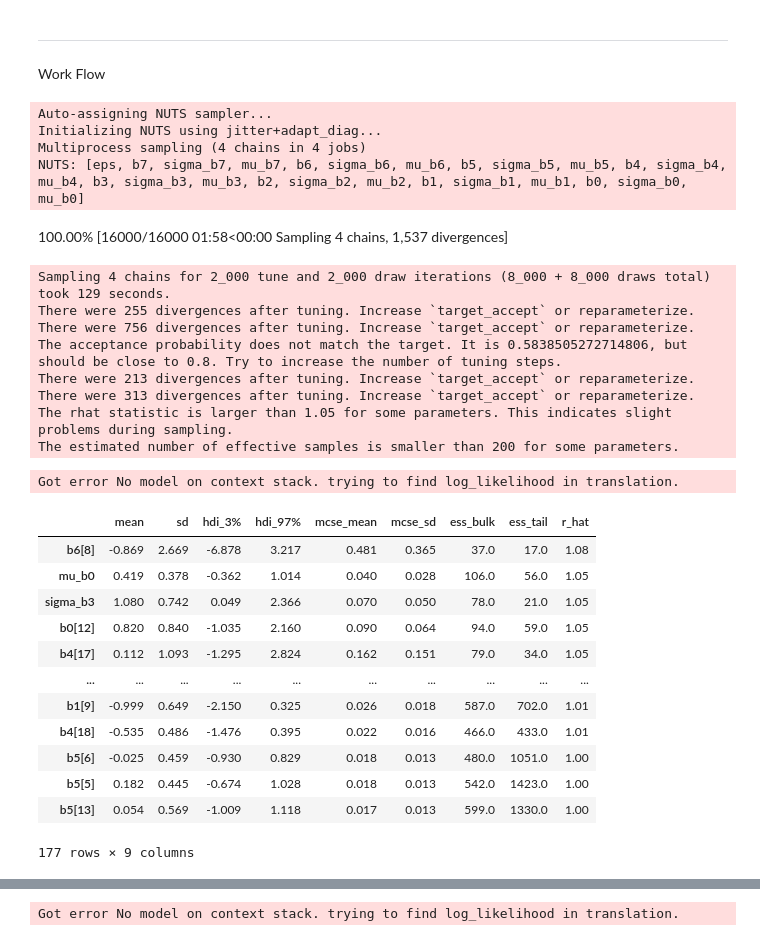
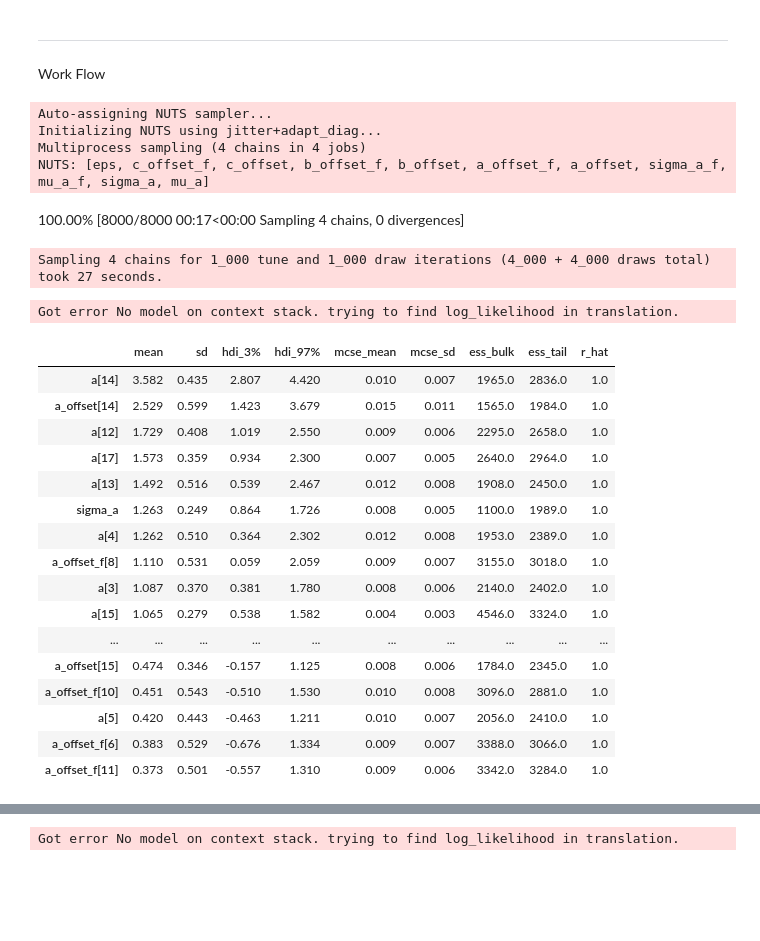
Before and after one commit to hyunsukr/DS6040-Bayesian-Machine-Learning, a Jupyter notebook: Homework/HW4/hw4.ipynb, the cells around one changed output, grey strips where cells are left out. Saved outputs shown, nothing was run; the diff lists cells and outputs as text; code cells hidden in the pictures; blank space fills up the shorter version.

```diff
--- a/Homework/HW4/hw4.ipynb
+++ b/Homework/HW4/hw4.ipynb
@@ -150,38 +104,35 @@ with pm.Model() as hierarchical_model_centered:
                            observed=sales.sales)
 # %%
 with hierarchical_model_centered:
-    hierarchical_trace = pm.sample(2000, n_init=50000, tune=2000)
+    hierarchical_trace = pm.sample(1000, n_init=50000, tune=1000, target_accept = 0.9)
 # %% [output]
 Auto-assigning NUTS sampler...
 Initializing NUTS using jitter+adapt_diag...
 Multiprocess sampling (4 chains in 4 jobs)
-NUTS: [eps, b7, sigma_b7, mu_b7, b6, sigma_b6, mu_b6, b5, sigma_b5, mu_b5, b4, sigma_b4, mu_b4, b3, sigma_b3, mu_b3, b2, sigma_b2, mu_b2, b1, sigma_b1, mu_b1, b0, sigma_b0, mu_b0]
+NUTS: [eps, c_offset_f, c_offset, b_offset_f, b_offset, a_offset_f, a_offset, sigma_a_f, mu_a_f, sigma_a, mu_a]
-100.00% [16000/16000 01:58<00:00 Sampling 4 chains, 1,537 divergences]
+100.00% [8000/8000 00:17<00:00 Sampling 4 chains, 0 divergences]
-Sampling 4 chains for 2_000 tune and 2_000 draw iterations (8_000 + 8_000 draws total) took 129 seconds.
-There were 255 divergences after tuning. Increase `target_accept` or reparameterize.
-There were 756 divergences after tuning. Increase `target_accept` or reparameterize.
-The acceptance probability does not match the target. It is 0.5838505272714806, but should be close to 0.8. Try to increase the number of tuning steps.
-There were 213 divergences after tuning. Increase `target_accept` or reparameterize.
-There were 313 divergences after tuning. Increase `target_accept` or reparameterize.
-The rhat statistic is larger than 1.05 for some parameters. This indicates slight problems during sampling.
-The estimated number of effective samples is smaller than 200 for some parameters.
+Sampling 4 chains for 1_000 tune and 1_000 draw iterations (4_000 + 4_000 draws total) took 27 seconds.
 # %%
-pm.summary(hierarchical_trace).sort_values('r_hat',ascending=False)
+pm.summary(hierarchical_trace).sort_values('mean',ascending=False).head(30)
 # %% [output]
 Got error No model on context stack. trying to find log_likelihood in translation.
 |  | mean | sd | hdi_3% | hdi_97% | mcse_mean | mcse_sd | ess_bulk | ess_tail | r_hat |
-| b6[8] | -0.869 | 2.669 | -6.878 | 3.217 | 0.481 | 0.365 | 37.0 | 17.0 | 1.08 |
-| mu_b0 | 0.419 | 0.378 | -0.362 | 1.014 | 0.040 | 0.028 | 106.0 | 56.0 | 1.05 |
-| sigma_b3 | 1.080 | 0.742 | 0.049 | 2.366 | 0.070 | 0.050 | 78.0 | 21.0 | 1.05 |
-| b0[12] | 0.820 | 0.840 | -1.035 | 2.160 | 0.090 | 0.064 | 94.0 | 59.0 | 1.05 |
-| b4[17] | 0.112 | 1.093 | -1.295 | 2.824 | 0.162 | 0.151 | 79.0 | 34.0 | 1.05 |
+| a[14] | 3.582 | 0.435 | 2.807 | 4.420 | 0.010 | 0.007 | 1965.0 | 2836.0 | 1.0 |
+| a_offset[14] | 2.529 | 0.599 | 1.423 | 3.679 | 0.015 | 0.011 | 1565.0 | 1984.0 | 1.0 |
+| a[12] | 1.729 | 0.408 | 1.019 | 2.550 | 0.009 | 0.006 | 2295.0 | 2658.0 | 1.0 |
+| a[17] | 1.573 | 0.359 | 0.934 | 2.300 | 0.007 | 0.005 | 2640.0 | 2964.0 | 1.0 |
+| a[13] | 1.492 | 0.516 | 0.539 | 2.467 | 0.012 | 0.008 | 1908.0 | 2450.0 | 1.0 |
+| sigma_a | 1.263 | 0.249 | 0.864 | 1.726 | 0.008 | 0.005 | 1100.0 | 1989.0 | 1.0 |
+| a[4] | 1.262 | 0.510 | 0.364 | 2.302 | 0.012 | 0.008 | 1953.0 | 2389.0 | 1.0 |
+| a_offset_f[8] | 1.110 | 0.531 | 0.059 | 2.059 | 0.009 | 0.007 | 3155.0 | 3018.0 | 1.0 |
+| a[3] | 1.087 | 0.370 | 0.381 | 1.780 | 0.008 | 0.006 | 2140.0 | 2402.0 | 1.0 |
+| a[15] | 1.065 | 0.279 | 0.538 | 1.582 | 0.004 | 0.003 | 4546.0 | 3324.0 | 1.0 |
 | ... | ... | ... | ... | ... | ... | ... | ... | ... | ... |
-| b1[9] | -0.999 | 0.649 | -2.150 | 0.325 | 0.026 | 0.018 | 587.0 | 702.0 | 1.01 |
-| b4[18] | -0.535 | 0.486 | -1.476 | 0.395 | 0.022 | 0.016 | 466.0 | 433.0 | 1.01 |
-| b5[6] | -0.025 | 0.459 | -0.930 | 0.829 | 0.018 | 0.013 | 480.0 | 1051.0 | 1.00 |
-| b5[5] | 0.182 | 0.445 | -0.674 | 1.028 | 0.018 | 0.013 | 542.0 | 1423.0 | 1.00 |
-| b5[13] | 0.054 | 0.569 | -1.009 | 1.118 | 0.017 | 0.013 | 599.0 | 1330.0 | 1.00 |
+| a_offset[15] | 0.474 | 0.346 | -0.157 | 1.125 | 0.008 | 0.006 | 1784.0 | 2345.0 | 1.0 |
+| a_offset_f[10] | 0.451 | 0.543 | -0.510 | 1.530 | 0.010 | 0.008 | 3096.0 | 2881.0 | 1.0 |
+| a[5] | 0.420 | 0.443 | -0.463 | 1.211 | 0.010 | 0.007 | 2056.0 | 2410.0 | 1.0 |
+| a_offset_f[6] | 0.383 | 0.529 | -0.676 | 1.334 | 0.009 | 0.007 | 3388.0 | 3066.0 | 1.0 |
+| a_offset_f[11] | 0.373 | 0.501 | -0.557 | 1.310 | 0.009 | 0.006 | 3342.0 | 3284.0 | 1.0 |
-177 rows × 9 columns
 # %%
 az.rcParams["plot.max_subplots"] = 50# This finishes without error
 az.plot_trace(hierarchical_trace)
```
Also changed, not shown: parts of 4 cells of this notebook.
